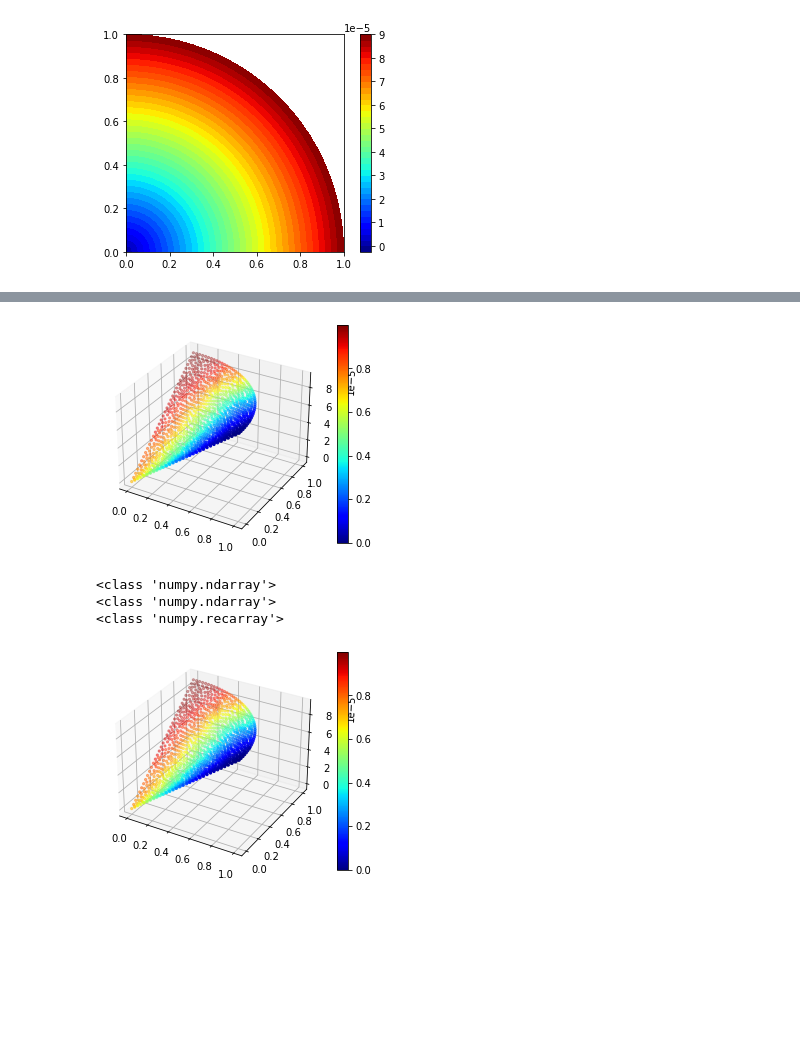
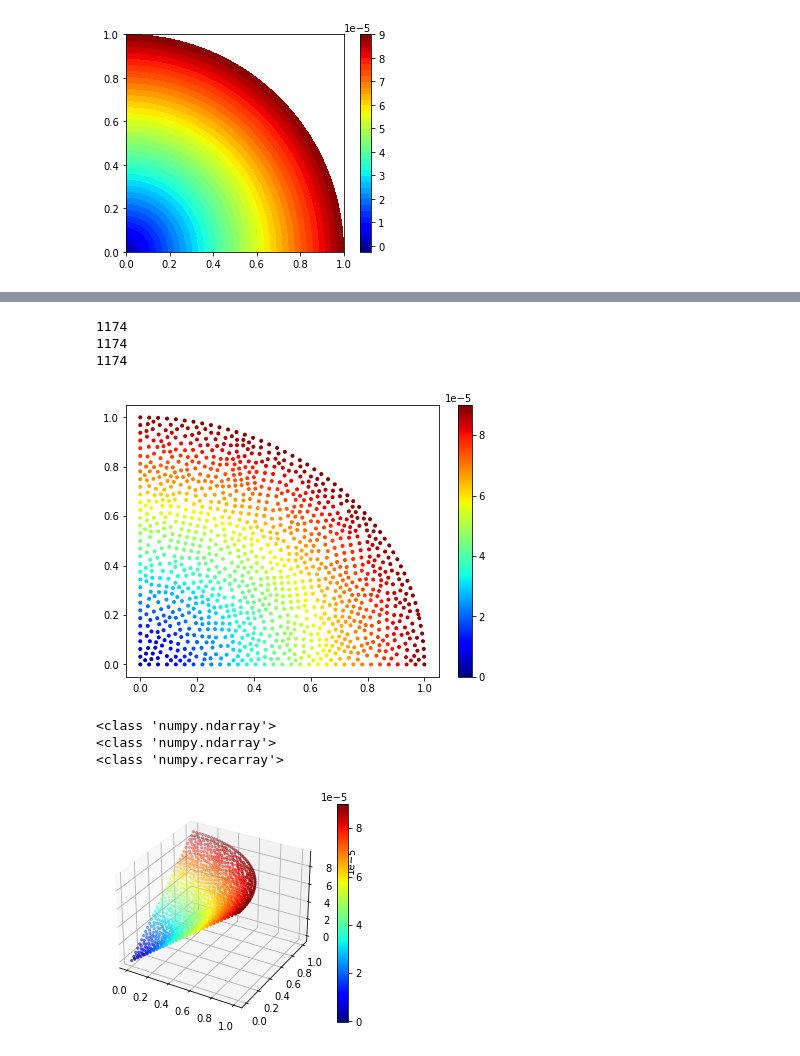
Before and after one commit to XuanQuangPham91/FEniCS-RBniCS-examples, a Jupyter notebook: 20210226_Coordinate_extraction/pandas_test_jupyter.ipynb, the cells around one changed output, grey strips where cells are left out. Saved outputs shown, nothing was run; the diff lists cells and outputs as text; code cells hidden in the pictures; blank space fills up the shorter version.

```diff
--- a/20210226_Coordinate_extraction/pandas_test_jupyter.ipynb
+++ b/20210226_Coordinate_extraction/pandas_test_jupyter.ipynb
@@ -167,34 +87,50 @@ print(len(u_mag))
+# %%
+X, Y= x, y
+Z = z = u_mag
+
+print(len(x))
+# print(x.shape)
+
+print(len(y))
+# print(y.shape)
+
+print(len(u_mag))
+# print(u_magnitude.shape)
+# %% [output]
+1174
+1174
+1174
 # %%
-fig = plt.figure()
-ax = fig.add_subplot(111, projection='3d')
+# fig = plt.figure()
+# ax = fig.add_subplot(111) #, projection='3d')
+# ax = plt.subplot(nrows=1, ncols=1, figsize=(6, 6))
+
+fig, ax = plt.subplots(nrows=1, ncols=1, figsize=(7, 5))
+
 # first = ax.scatter(x, y, u_FE.vector().get_local(), c='b', marker='.')
 # plt.colorbar(first)
-
-cs = np.arange(len(dof_x)) / len(dof_x)
-p = ax.scatter(x, y, u_magnitude.vector().get_local(), c=cs, marker=".")
+z = u_magnitude.vector().get_local()
+cs = np.arange(len(u_magnitude.vector().get_local())) / len(u_magnitude.vector().get_local())
+p = ax.scatter(x, y, c=z, marker=".")
 fig.colorbar(p)
 plt.show()
 plt.close()
 # %% [output]
-[figure, old version]
+[figure, new version]
 # %%
-
-
-
-
 fig = plt.figure()
 ax = fig.add_subplot(111, projection='3d')
 # p= ax.scatter(dof_x, dof_y, u.vector().get_local(), c='b', marker='.')
 print(type(x))
 print(type(y))
 print(type(u_mag))
-cs = np.arange(len(u_mag)) / len(u_mag)
-p = ax.scatter(dof_x, dof_y, u_mag, c=cs, marker=".")
+
+p = ax.scatter(dof_x, dof_y, u_mag, c=u_mag, marker=".")
 fig.colorbar(p)
 plt.show()
 # %% [output]
 <class 'numpy.ndarray'>
 <class 'numpy.ndarray'>
 <class 'numpy.recarray'>
-[figure, old version]
+[figure, new version]
 # %%
```
Also changed, not shown: parts of 8 cells of this notebook, 3 other files.
